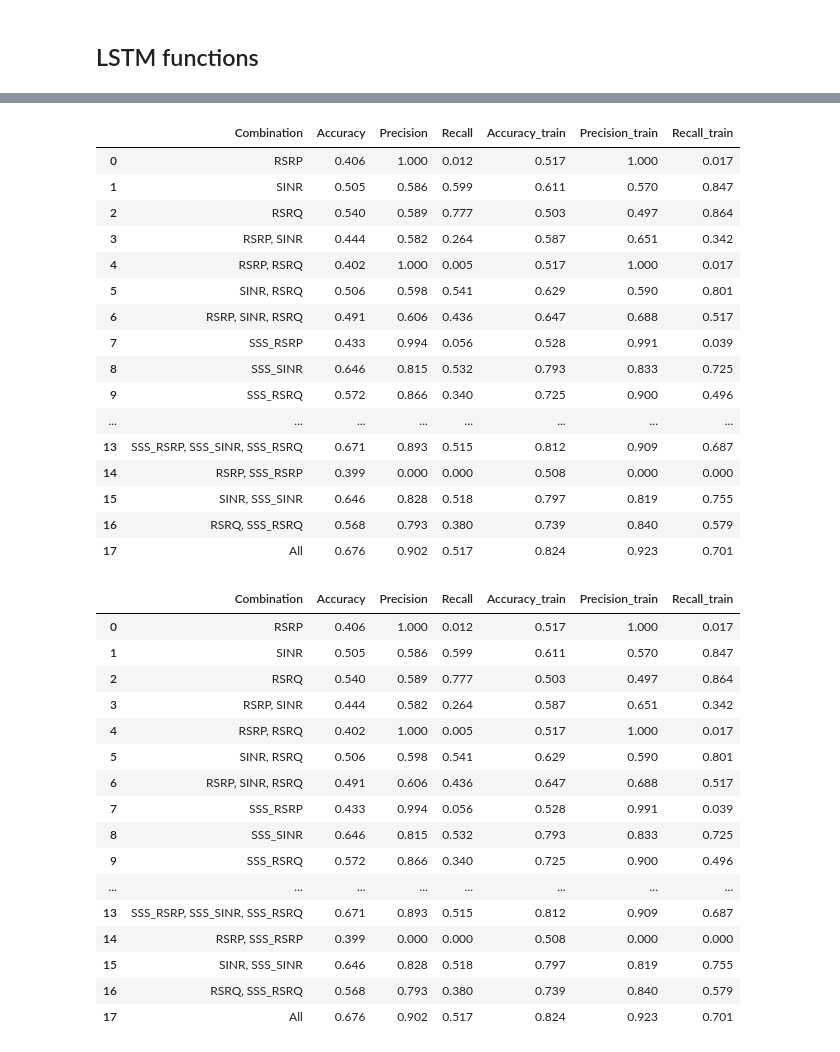
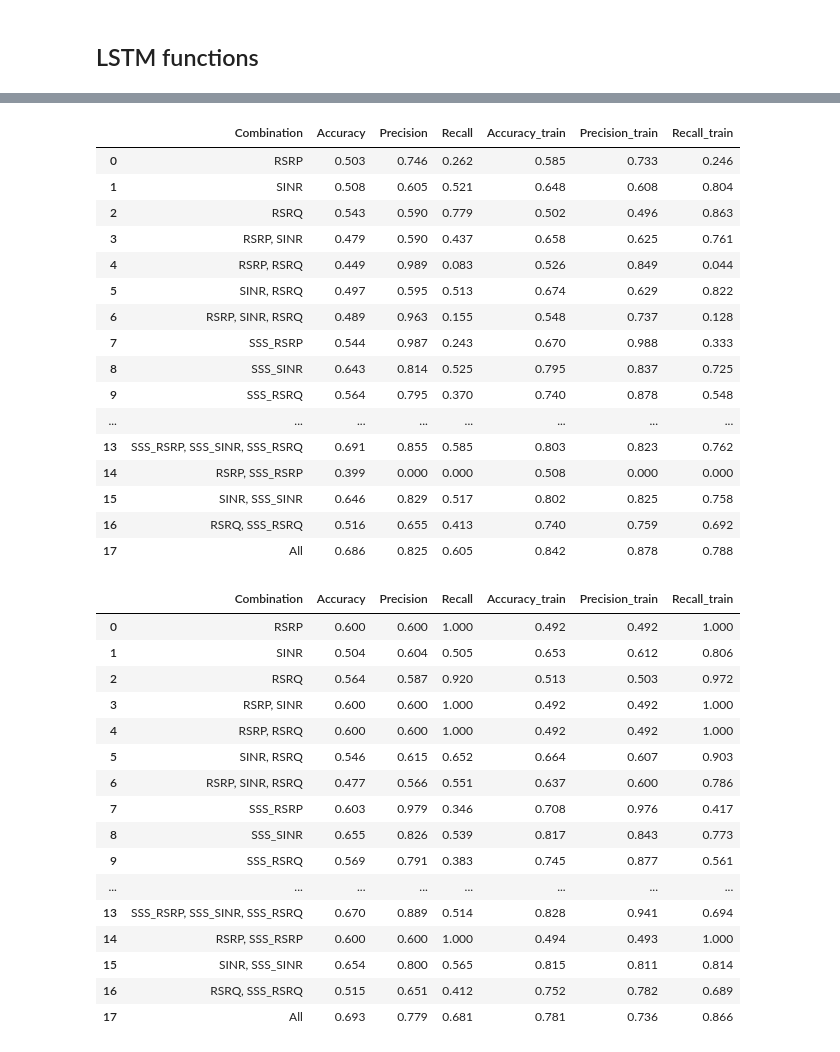
Before and after one commit to ihneskarbovik/master, a Jupyter notebook: test6_op2_mode_pred_structured.ipynb, the cells around one changed output, grey strips where cells are left out. Drawn from its saved outputs; the diff is of its cells as text; code cells hidden in the pictures.

```diff
--- a/test6_op2_mode_pred_structured.ipynb
+++ b/test6_op2_mode_pred_structured.ipynb
@@ -444,52 +530,52 @@ x1n2_results
 # %%
 x2n2 = step2_results['x:2']
 
-x2n2_results = pd.DataFrame.from_dict(x1n1, orient='index')
+x2n2_results = pd.DataFrame.from_dict(x2n2, orient='index')
 x2n2_results.reset_index(inplace=True)
 x2n2_results.rename(columns={'index': 'Combination'}, inplace=True)
 x2n2_results = x2n2_results.drop(['y_pred', 'y_true', 'train_true', 'train_pred', 'y_pred_plot', 'y_true_plot', 'train_pred_plot', 'train_true_plot', 'Accuracy_list', 'Accuracy_train_list'], axis=1)
 x2n2_results
 # %% [output]
 |  | Combination | Accuracy | Precision | Recall | Accuracy_train | Precision_train | Recall_train |
-| 0 | RSRP | 0.406 | 1.000 | 0.012 | 0.517 | 1.000 | 0.017 |
-| 1 | SINR | 0.505 | 0.586 | 0.599 | 0.611 | 0.570 | 0.847 |
-| 2 | RSRQ | 0.540 | 0.589 | 0.777 | 0.503 | 0.497 | 0.864 |
-| 3 | RSRP, SINR | 0.444 | 0.582 | 0.264 | 0.587 | 0.651 | 0.342 |
-| 4 | RSRP, RSRQ | 0.402 | 1.000 | 0.005 | 0.517 | 1.000 | 0.017 |
-| 5 | SINR, RSRQ | 0.506 | 0.598 | 0.541 | 0.629 | 0.590 | 0.801 |
-| 6 | RSRP, SINR, RSRQ | 0.491 | 0.606 | 0.436 | 0.647 | 0.688 | 0.517 |
-| 7 | SSS_RSRP | 0.433 | 0.994 | 0.056 | 0.528 | 0.991 | 0.039 |
-| 8 | SSS_SINR | 0.646 | 0.815 | 0.532 | 0.793 | 0.833 | 0.725 |
-| 9 | SSS_RSRQ | 0.572 | 0.866 | 0.340 | 0.725 | 0.900 | 0.496 |
+| 0 | RSRP | 0.503 | 0.746 | 0.262 | 0.585 | 0.733 | 0.246 |
+| 1 | SINR | 0.508 | 0.605 | 0.521 | 0.648 | 0.608 | 0.804 |
+| 2 | RSRQ | 0.543 | 0.590 | 0.779 | 0.502 | 0.496 | 0.863 |
+| 3 | RSRP, SINR | 0.479 | 0.590 | 0.437 | 0.658 | 0.625 | 0.761 |
+| 4 | RSRP, RSRQ | 0.449 | 0.989 | 0.083 | 0.526 | 0.849 | 0.044 |
+| 5 | SINR, RSRQ | 0.497 | 0.595 | 0.513 | 0.674 | 0.629 | 0.822 |
+| 6 | RSRP, SINR, RSRQ | 0.489 | 0.963 | 0.155 | 0.548 | 0.737 | 0.128 |
+| 7 | SSS_RSRP | 0.544 | 0.987 | 0.243 | 0.670 | 0.988 | 0.333 |
+| 8 | SSS_SINR | 0.643 | 0.814 | 0.525 | 0.795 | 0.837 | 0.725 |
+| 9 | SSS_RSRQ | 0.564 | 0.795 | 0.370 | 0.740 | 0.878 | 0.548 |
 | ... | ... | ... | ... | ... | ... | ... | ... |
-| 13 | SSS_RSRP, SSS_SINR, SSS_RSRQ | 0.671 | 0.893 | 0.515 | 0.812 | 0.909 | 0.687 |
+| 13 | SSS_RSRP, SSS_SINR, SSS_RSRQ | 0.691 | 0.855 | 0.585 | 0.803 | 0.823 | 0.762 |
 | 14 | RSRP, SSS_RSRP | 0.399 | 0.000 | 0.000 | 0.508 | 0.000 | 0.000 |
-| 15 | SINR, SSS_SINR | 0.646 | 0.828 | 0.518 | 0.797 | 0.819 | 0.755 |
-| 16 | RSRQ, SSS_RSRQ | 0.568 | 0.793 | 0.380 | 0.739 | 0.840 | 0.579 |
-| 17 | All | 0.676 | 0.902 | 0.517 | 0.824 | 0.923 | 0.701 |
+| 15 | SINR, SSS_SINR | 0.646 | 0.829 | 0.517 | 0.802 | 0.825 | 0.758 |
+| 16 | RSRQ, SSS_RSRQ | 0.516 | 0.655 | 0.413 | 0.740 | 0.759 | 0.692 |
+| 17 | All | 0.686 | 0.825 | 0.605 | 0.842 | 0.878 | 0.788 |
 # %%
 x5n2 = step2_results['x:5']
 
-x5n2_results = pd.DataFrame.from_dict(x1n1, orient='index')
+x5n2_results = pd.DataFrame.from_dict(x5n2, orient='index')
 x5n2_results.reset_index(inplace=True)
 x5n2_results.rename(columns={'index': 'Combination'}, inplace=True)
 x5n2_results = x5n2_results.drop(['y_pred', 'y_true', 'train_true', 'train_pred', 'y_pred_plot', 'y_true_plot', 'train_pred_plot', 'train_true_plot', 'Accuracy_list', 'Accuracy_train_list'], axis=1)
 x5n2_results
 # %% [output]
 |  | Combination | Accuracy | Precision | Recall | Accuracy_train | Precision_train | Recall_train |
-| 0 | RSRP | 0.406 | 1.000 | 0.012 | 0.517 | 1.000 | 0.017 |
-| 1 | SINR | 0.505 | 0.586 | 0.599 | 0.611 | 0.570 | 0.847 |
-| 2 | RSRQ | 0.540 | 0.589 | 0.777 | 0.503 | 0.497 | 0.864 |
-| 3 | RSRP, SINR | 0.444 | 0.582 | 0.264 | 0.587 | 0.651 | 0.342 |
-| 4 | RSRP, RSRQ | 0.402 | 1.000 | 0.005 | 0.517 | 1.000 | 0.017 |
-| 5 | SINR, RSRQ | 0.506 | 0.598 | 0.541 | 0.629 | 0.590 | 0.801 |
-| 6 | RSRP, SINR, RSRQ | 0.491 | 0.606 | 0.436 | 0.647 | 0.688 | 0.517 |
-| 7 | SSS_RSRP | 0.433 | 0.994 | 0.056 | 0.528 | 0.991 | 0.039 |
-| 8 | SSS_SINR | 0.646 | 0.815 | 0.532 | 0.793 | 0.833 | 0.725 |
-| 9 | SSS_RSRQ | 0.572 | 0.866 | 0.340 | 0.725 | 0.900 | 0.496 |
+| 0 | RSRP | 0.600 | 0.600 | 1.000 | 0.492 | 0.492 | 1.000 |
+| 1 | SINR | 0.504 | 0.604 | 0.505 | 0.653 | 0.612 | 0.806 |
+| 2 | RSRQ | 0.564 | 0.587 | 0.920 | 0.513 | 0.503 | 0.972 |
+| 3 | RSRP, SINR | 0.600 | 0.600 | 1.000 | 0.492 | 0.492 | 1.000 |
+| 4 | RSRP, RSRQ | 0.600 | 0.600 | 1.000 | 0.492 | 0.492 | 1.000 |
+| 5 | SINR, RSRQ | 0.546 | 0.615 | 0.652 | 0.664 | 0.607 | 0.903 |
+| 6 | RSRP, SINR, RSRQ | 0.477 | 0.566 | 0.551 | 0.637 | 0.600 | 0.786 |
+| 7 | SSS_RSRP | 0.603 | 0.979 | 0.346 | 0.708 | 0.976 | 0.417 |
+| 8 | SSS_SINR | 0.655 | 0.826 | 0.539 | 0.817 | 0.843 | 0.773 |
+| 9 | SSS_RSRQ | 0.569 | 0.791 | 0.383 | 0.745 | 0.877 | 0.561 |
 | ... | ... | ... | ... | ... | ... | ... | ... |
-| 13 | SSS_RSRP, SSS_SINR, SSS_RSRQ | 0.671 | 0.893 | 0.515 | 0.812 | 0.909 | 0.687 |
-| 14 | RSRP, SSS_RSRP | 0.399 | 0.000 | 0.000 | 0.508 | 0.000 | 0.000 |
-| 15 | SINR, SSS_SINR | 0.646 | 0.828 | 0.518 | 0.797 | 0.819 | 0.755 |
-| 16 | RSRQ, SSS_RSRQ | 0.568 | 0.793 | 0.380 | 0.739 | 0.840 | 0.579 |
-| 17 | All | 0.676 | 0.902 | 0.517 | 0.824 | 0.923 | 0.701 |
+| 13 | SSS_RSRP, SSS_SINR, SSS_RSRQ | 0.670 | 0.889 | 0.514 | 0.828 | 0.941 | 0.694 |
+| 14 | RSRP, SSS_RSRP | 0.600 | 0.600 | 1.000 | 0.494 | 0.493 | 1.000 |
+| 15 | SINR, SSS_SINR | 0.654 | 0.800 | 0.565 | 0.815 | 0.811 | 0.814 |
+| 16 | RSRQ, SSS_RSRQ | 0.515 | 0.651 | 0.412 | 0.752 | 0.782 | 0.689 |
+| 17 | All | 0.693 | 0.779 | 0.681 | 0.781 | 0.736 | 0.866 |
```
Also changed, not shown: parts of 21 cells of this notebook, 1 other file.
